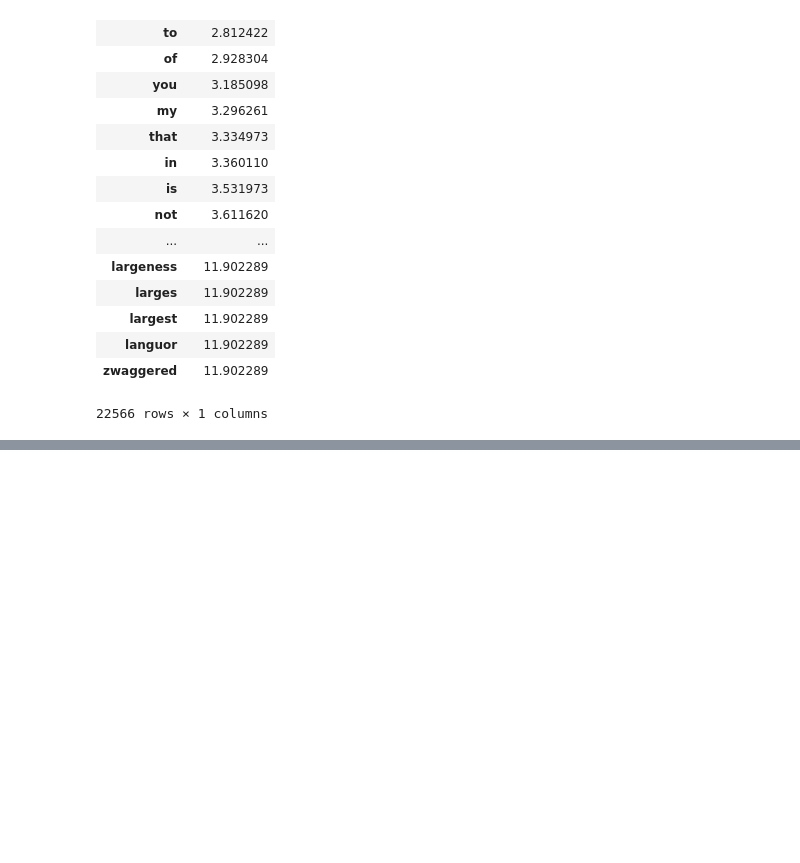
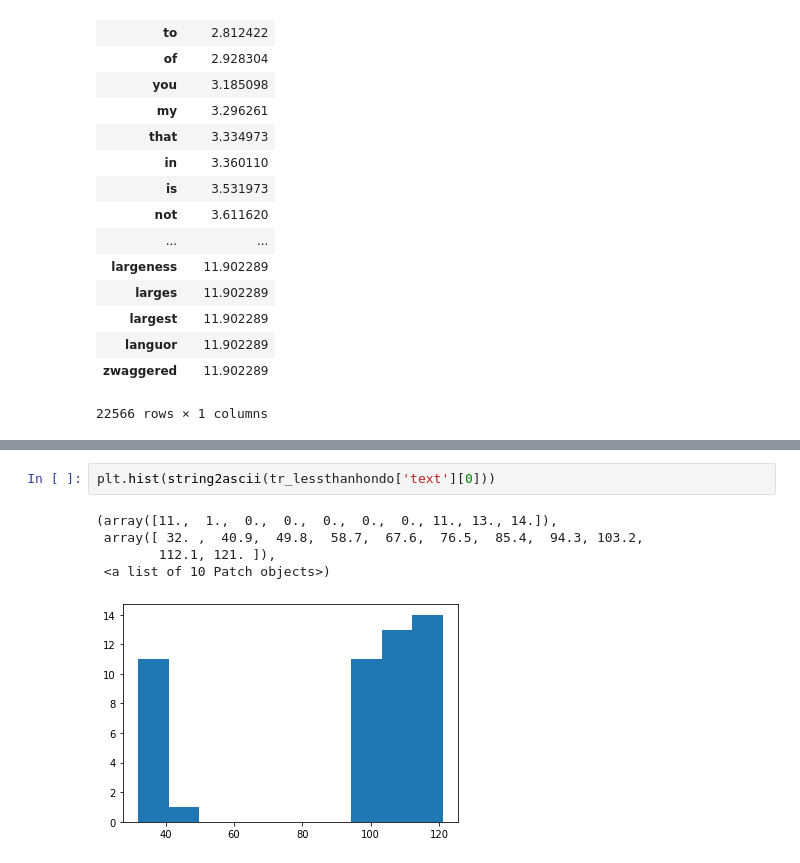
Before and after one commit to justinthe/kaggle_ciphertextIII, a Jupyter notebook: notebook/eda_1.ipynb, the cells around one changed output, grey strips where cells are left out. Cells and saved outputs as stored; diff of their text form; blank space fills up the shorter version.

```diff
--- a/notebook/eda_1.ipynb
+++ b/notebook/eda_1.ipynb
@@ -96,0 +134,8 @@ df_idf.sort_values(by=['idf_weights'])
+# %%
+plt.hist(string2ascii(tr_lessthanhondo['text'][0]))
+# %% [output]
+(array([11.,  1.,  0.,  0.,  0.,  0.,  0., 11., 13., 14.]),
+ array([ 32. ,  40.9,  49.8,  58.7,  67.6,  76.5,  85.4,  94.3, 103.2,
+        112.1, 121. ]),
+ <a list of 10 Patch objects>)
+[figure, added]
```
Also changed, not shown: parts of 5 cells of this notebook, 1 other file.
